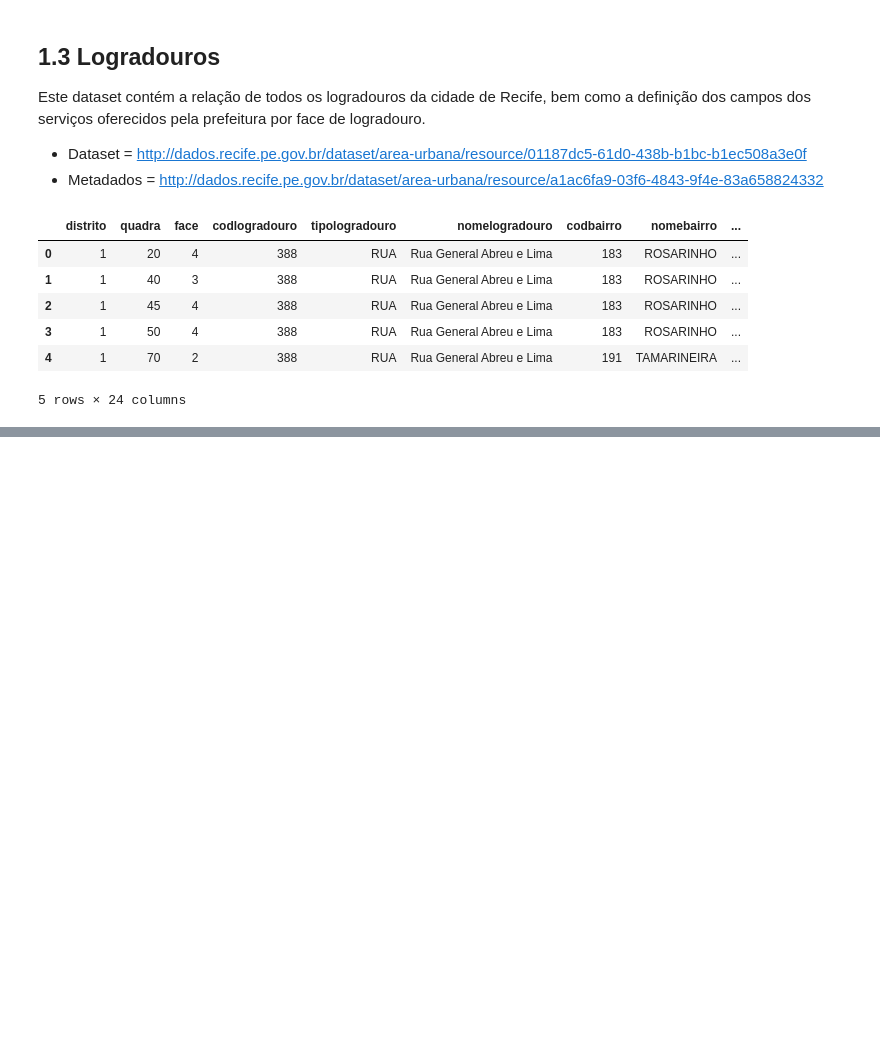
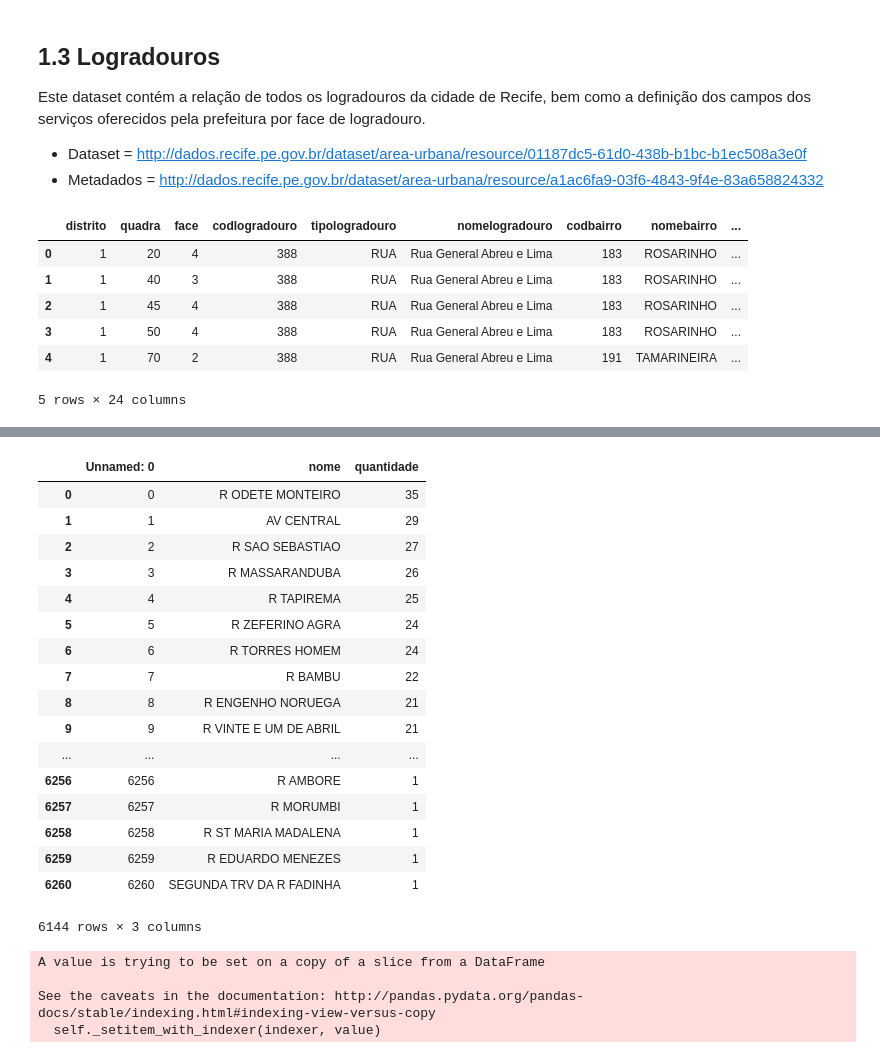
Before and after one commit to eduardoluiz7/2018-1-projeto-xo-mosquito, a Jupyter notebook: Infraestrutura.ipynb, the cells around one changed output, grey strips where cells are left out. Saved outputs shown, nothing was run; the diff lists cells and outputs as text; code cells hidden in the pictures; blank space fills up the shorter version.

```diff
--- a/Infraestrutura.ipynb
+++ b/Infraestrutura.ipynb
@@ -175,0 +169,3 @@ logradouros.head(5)
+# %%
+casos_dengue_logradouro = pd.read_csv('logadouro.csv',low_memory=False)
+casos_dengue_logradouro = casos_dengue_logradouro.rename(index=str, columns={"nome_logradouro_residencia": "nome"})
@@ -175,0 +174,18 @@ logradouros.head(5)
+# %%
+import unidecode
+
+logradouros.nomelogradouro = logradouros.nomelogradouro.apply(lambda x: x.upper())
+logradouros.nomelogradouro = logradouros.nomelogradouro.apply(lambda x: unidecode.unidecode(x))
+logradouros.nomelogradouro = logradouros.nomelogradouro.apply(lambda x: x.replace("AVENIDA", "AV"))
+logradouros.nomelogradouro = logradouros.nomelogradouro.apply(lambda x: x.replace("AV.", "AV"))
+logradouros.nomelogradouro = logradouros.nomelogradouro.apply(lambda x: x.replace("RUA", "R"))
+
+casos_dengue_logradouro.nome = casos_dengue_logradouro.nome.apply(lambda x: x.replace("AVENIDA", "AV"))
+casos_dengue_logradouro.nome = casos_dengue_logradouro.nome.apply(lambda x: x.replace("AV.", "AV"))
+casos_dengue_logradouro.nome = casos_dengue_logradouro.nome.apply(lambda x: x.replace("RUA", "R"))
+
+#print(casos_dengue_logadouro.head(5))
+#logradouros[logradouros.nomelogradouro == "AVENIDA CENTRAL"]
+
+print(casos_dengue_logradouro.head(5))
+print(logradouros.nomelogradouro.head(5))
@@ -175,0 +275,23 @@ logradouros.head(5)
+# %%
+casos_dengue_logradouro = casos_dengue_logradouro.drop(casos_dengue_logradouro[casos_dengue_logradouro.nome.str.contains('?', regex=False)].index)
+#logradouros[logradouros.nomelogradouro.str.contains('W. R.', regex=False)]
+casos_dengue_logradouro
+# %% [output]
+|  | Unnamed: 0 | nome | quantidade |
+| 0 | 0 | R ODETE MONTEIRO | 35 |
+| 1 | 1 | AV CENTRAL | 29 |
+| 2 | 2 | R SAO SEBASTIAO | 27 |
+| 3 | 3 | R MASSARANDUBA | 26 |
+| 4 | 4 | R TAPIREMA | 25 |
+| 5 | 5 | R ZEFERINO AGRA | 24 |
+| 6 | 6 | R TORRES HOMEM | 24 |
+| 7 | 7 | R BAMBU | 22 |
+| 8 | 8 | R ENGENHO NORUEGA | 21 |
+| 9 | 9 | R VINTE E UM DE ABRIL | 21 |
+| ... | ... | ... | ... |
+| 6256 | 6256 | R AMBORE | 1 |
+| 6257 | 6257 | R MORUMBI | 1 |
+| 6258 | 6258 | R ST MARIA MADALENA | 1 |
+| 6259 | 6259 | R EDUARDO MENEZES | 1 |
+| 6260 | 6260 | SEGUNDA TRV DA R FADINHA | 1 |
+6144 rows × 3 columns
@@ -175,0 +300,18 @@ logradouros.head(5)
+# %%
+#qtd = logradouros[]
+#candidatos_2014 = candidatos_2014.assign(QTD_CAPITAL = qtd.capital)
+
+#logradouros["CASOS_DENGUE"] = logradouros["CASOS_DENGUE"].apply(lambda x: x + 1)
+
+#if(have_info[i]):
+        #logradouros[i].CASOS_DENGUE = casos_dengue_logradouro[casos_dengue_logradouro.nome == logradouros[i].nomelogradouro].quantidade.values[0]
+
+have_info = logradouros.nomelogradouro.isin(casos_dengue_logradouro.nome.tolist()).tolist()
+for i in range(0,len(have_info)-1):
+    if have_info[i]:
+        logradouros.CASOS_DENGUE.iloc[i] = casos_dengue_logradouro[casos_dengue_logradouro.nome == logradouros.iloc[i].nomelogradouro].quantidade.values[0]
+# %% [output]
+A value is trying to be set on a copy of a slice from a DataFrame
+
+See the caveats in the documentation: http://pandas.pydata.org/pandas-docs/stable/indexing.html#indexing-view-versus-copy
+  self._setitem_with_indexer(indexer, value)
```
Also changed, not shown: parts of 9 cells of this notebook, 1 other file.
